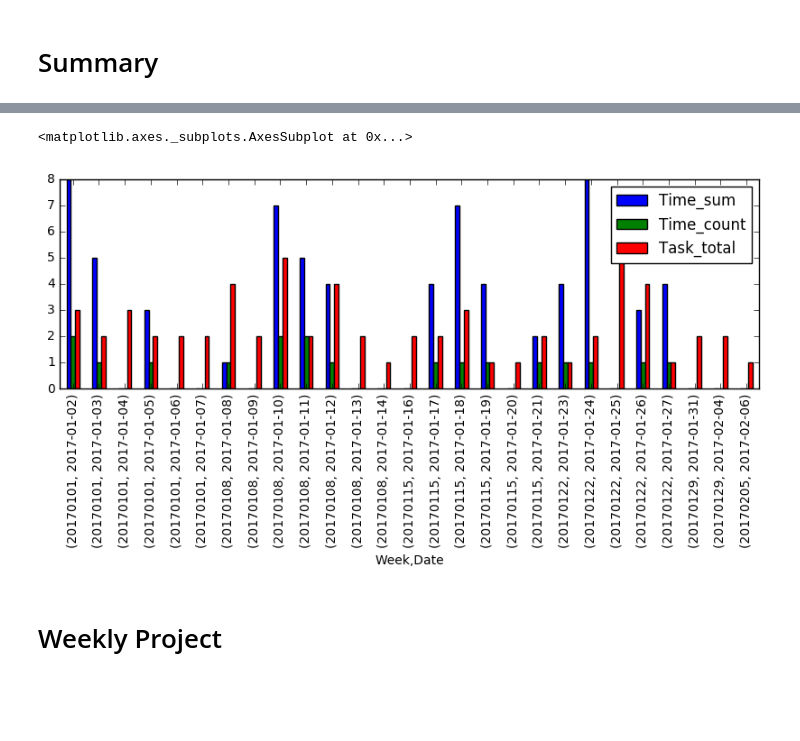
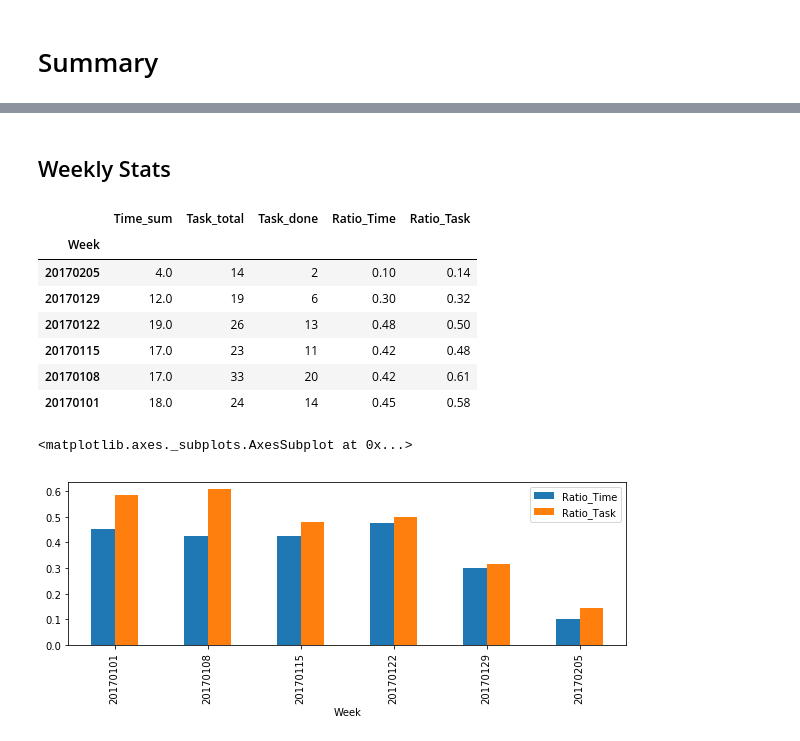
Before and after one commit to jykim/mdt, a Jupyter notebook: notebooks/MDT - prod.ipynb, the cells around one changed output, grey strips where cells are left out. Cells and saved outputs as stored; diff of their text form; code cells hidden in the pictures; blank space fills up the shorter version.

```diff
--- a/notebooks/MDT - prod.ipynb
+++ b/notebooks/MDT - prod.ipynb
@@ -49,7 +78,26 @@ daily.fillna(0).sort_index(0, ascending=False) #[daily.Week.isin(valid_weeks[-2:
+# %% [markdown]
+## Weekly Stats
+# %%
+weekly = dfs.groupby(["Week"]).agg({'Time': ['sum'], 'TXT': 'count', 'Date': 'count'})
+weekly.columns = weekly.columns.map(mu.flattenCols)
+weekly.rename(columns={"TXT_count": "Task_total", "Date_count": "Task_done"}, inplace=True)
+weekly.fillna(0).sort_index(0, ascending=False)
+weekly['Ratio_Time'] = weekly.Time_sum / 40
+weekly['Ratio_Task'] = weekly.Task_done / weekly.Task_total
+wstat = weekly.fillna(0).sort_index(0, ascending=False).round(2)
+wstat.to_csv("rpt/weekly_stats.tsv",sep="\t")
+wstat
+# %% [output]
+|  | Time_sum | Task_total | Task_done | Ratio_Time | Ratio_Task |
+| Week |  |  |  |  |  |
+| 20170205 | 4.0 | 14 | 2 | 0.10 | 0.14 |
+| 20170129 | 12.0 | 19 | 6 | 0.30 | 0.32 |
+| 20170122 | 19.0 | 26 | 13 | 0.48 | 0.50 |
+| 20170115 | 17.0 | 23 | 11 | 0.42 | 0.48 |
+| 20170108 | 17.0 | 33 | 20 | 0.42 | 0.61 |
+| 20170101 | 18.0 | 24 | 14 | 0.45 | 0.58 |
 # %%
-daily.plot(kind="bar", figsize=[10,3])
+weekly.ix[:,3:].plot(kind="bar", figsize=[10,3])
 # %% [output]
 <matplotlib.axes._subplots.AxesSubplot at 0x...>
-[figure, old version]
+[figure, new version]
-# %% [markdown]
-# Weekly Project
```
Also changed, not shown: parts of 7 cells of this notebook, 1 other file.
